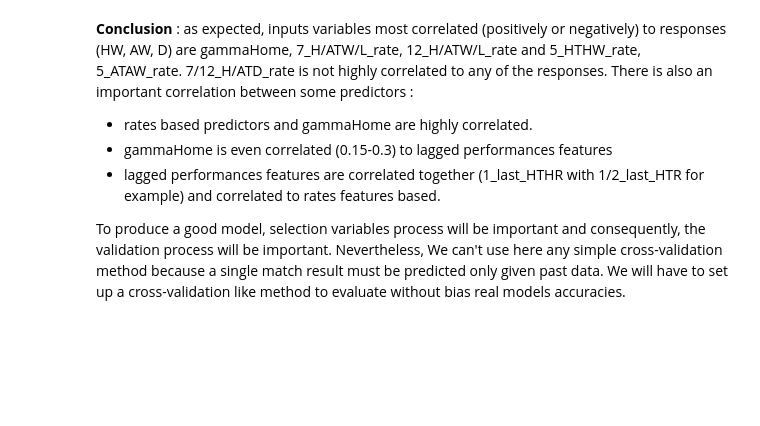
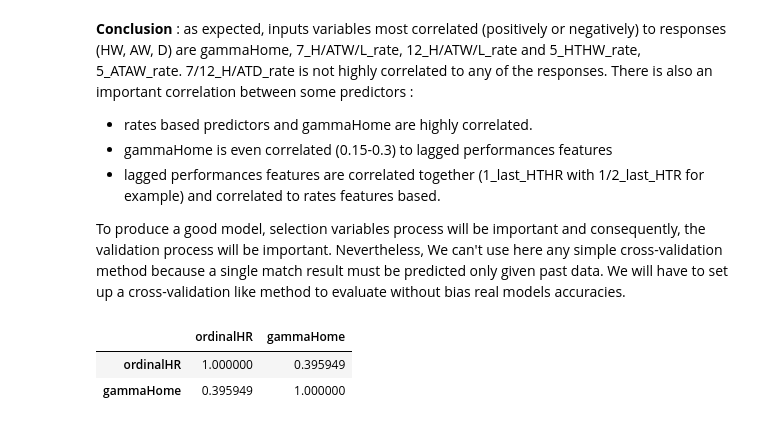
Before and after one commit to clacroi/Football-matches-prediction, a Jupyter notebook: 1st_submission.ipynb, the cells around one changed output. Cells and saved outputs as stored; diff of their text form; code cells hidden in the pictures; blank space fills up the shorter version.

Commit message:
Adding more csv data files + new notebooks

```diff
--- a/1st_submission.ipynb
+++ b/1st_submission.ipynb
@@ -1238,3 +1257,10 @@ plot_corr(E0_data_copy)
 
 
 To produce a good model, selection variables process will be important and consequently, the validation process will be important. Nevertheless, We can't use here any simple cross-validation method because a single match result must be predicted only given past data. We will have to set up a cross-validation like method to evaluate without bias real models accuracies.
+# %%
+E0_data_copy = E0_data[['ordinalHR', 'gammaHome']]
+E0_data_copy.corr()
+# %% [output]
+|  | ordinalHR | gammaHome |
+| ordinalHR | 1.000000 | 0.395949 |
+| gammaHome | 0.395949 | 1.000000 |
```
Also changed, not shown: parts of 3 cells of this notebook, 16 other files.
